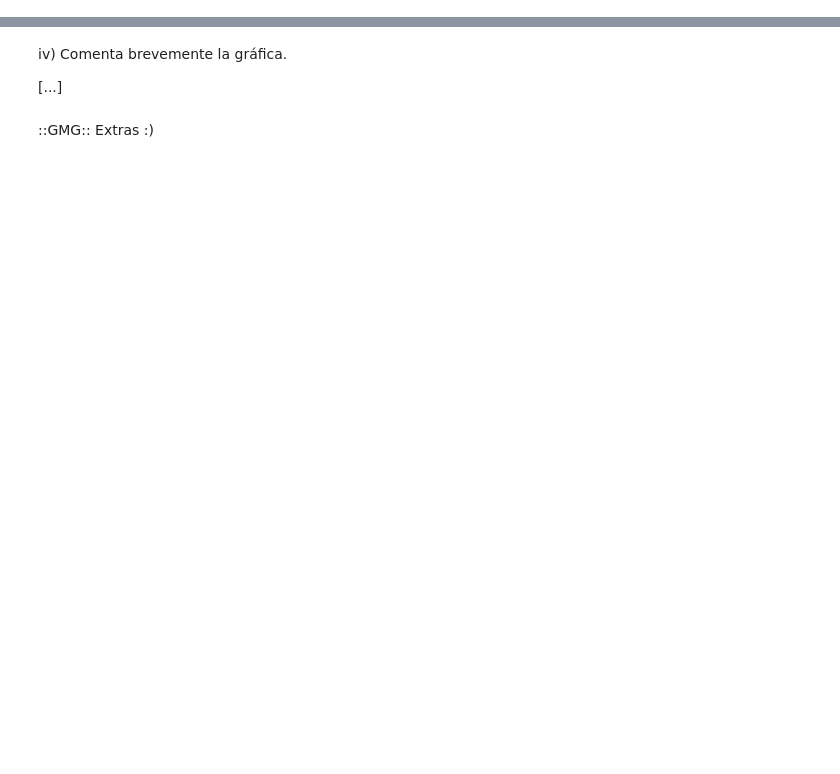
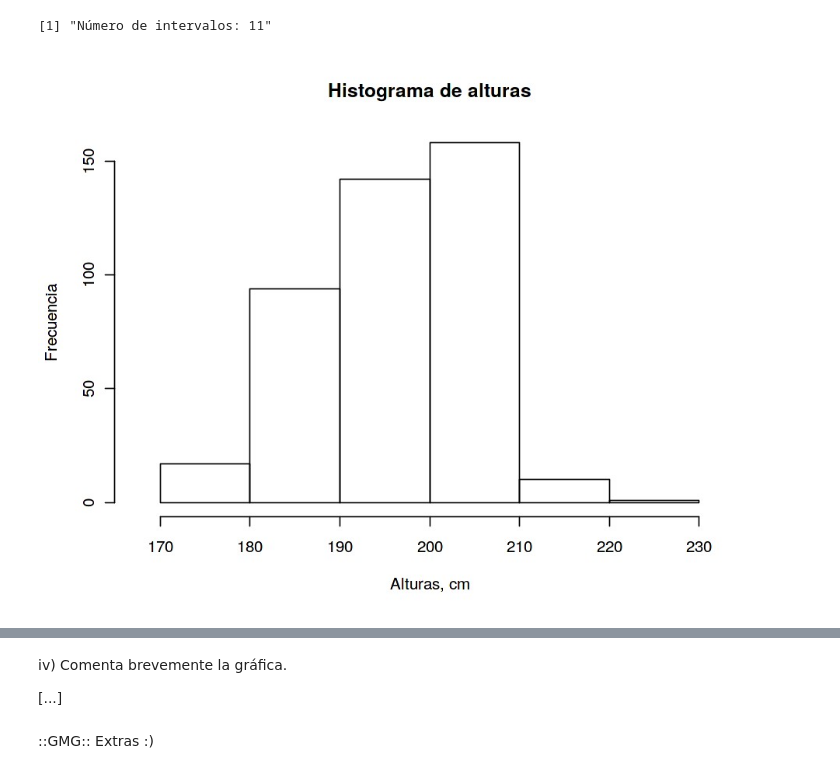
Before and after one commit to yerartdev/uc-m1965-stats, a Jupyter notebook: p1/practica1-gerardo-de-miguel-gonzalez.ipynb, the cells around one changed output, grey strips where cells are left out. Drawn from its saved outputs; the diff is of its cells as text; code cells hidden in the pictures; blank space fills up the shorter version.

```diff
--- a/p1/practica1-gerardo-de-miguel-gonzalez.ipynb
+++ b/p1/practica1-gerardo-de-miguel-gonzalez.ipynb
@@ -74,0 +11,6 @@ legend(x = "topright", # location of legend within plot area
+# %%
+players<-read.csv('players_stats.csv')
+print(paste(class(players),'with',ncol(players),'columns and',nrow(players),'rows.'))
+print('Description:')
+str(players)
+head(players)
@@ -74,0 +49,5 @@ legend(x = "topright", # location of legend within plot area
+# %%
+alturas<-players$Height
+print(paste(class(alturas),'with',length(alturas),'elements.'))
+print('Description:')
+str(alturas)
@@ -74,0 +108,14 @@ legend(x = "topright", # location of legend within plot area
+# %%
+print(paste('Número de intervalos:',length(histinfo$breaks)-1))
+# %% [output]
+[1] "Número de intervalos: 11"
+# %%
+options(repr.plot.width=8, repr.plot.height=6)
+hist(alturas,
+          breaks = 5,
+          xlim = c(min(alturas, na.rm = TRUE) - 5,max(alturas, na.rm = TRUE) + 10),
+          xlab = "Alturas, cm",
+          ylab = "Frecuencia",
+          main="Histograma de alturas")
+# %% [output]
+[figure, added]
```
Also changed, not shown: parts of 42 cells of this notebook.
